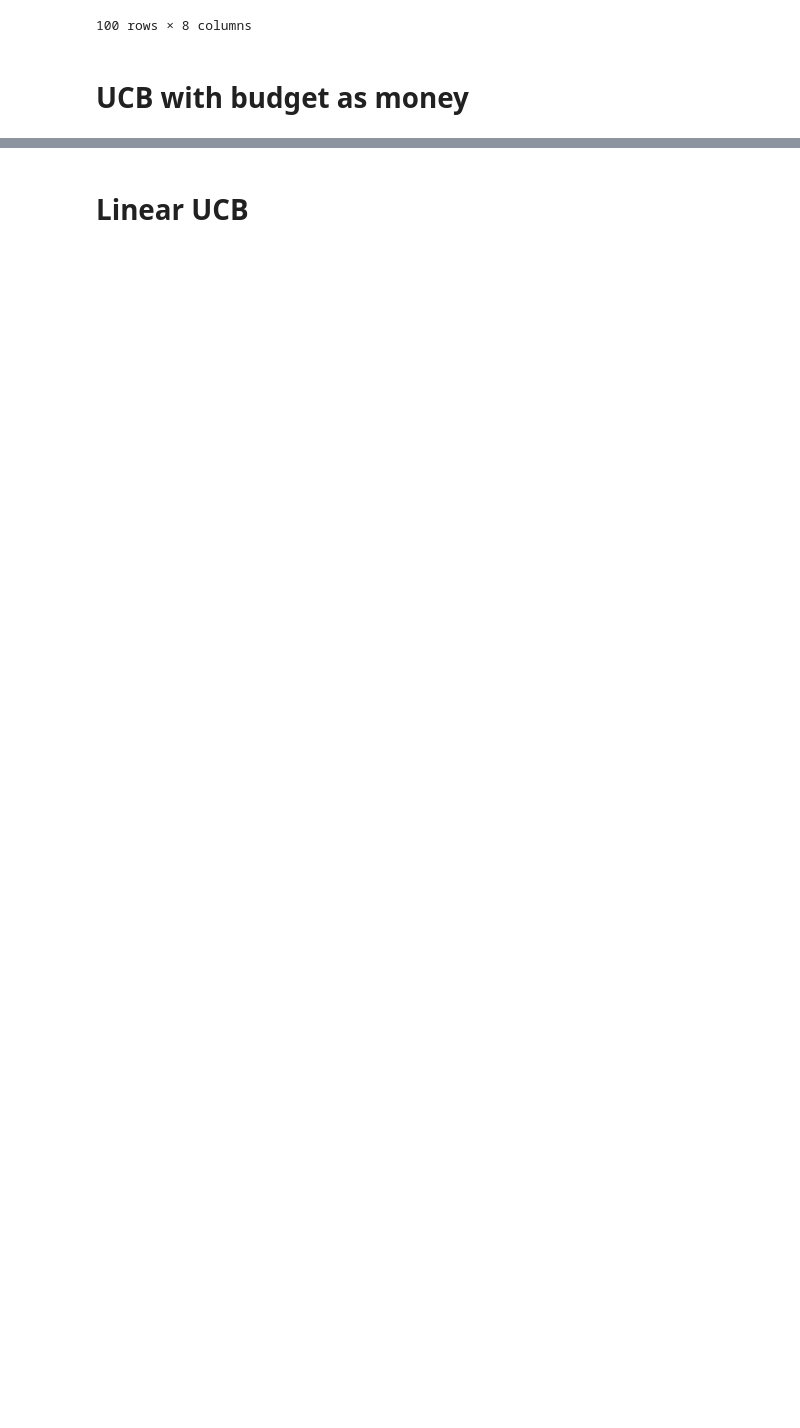
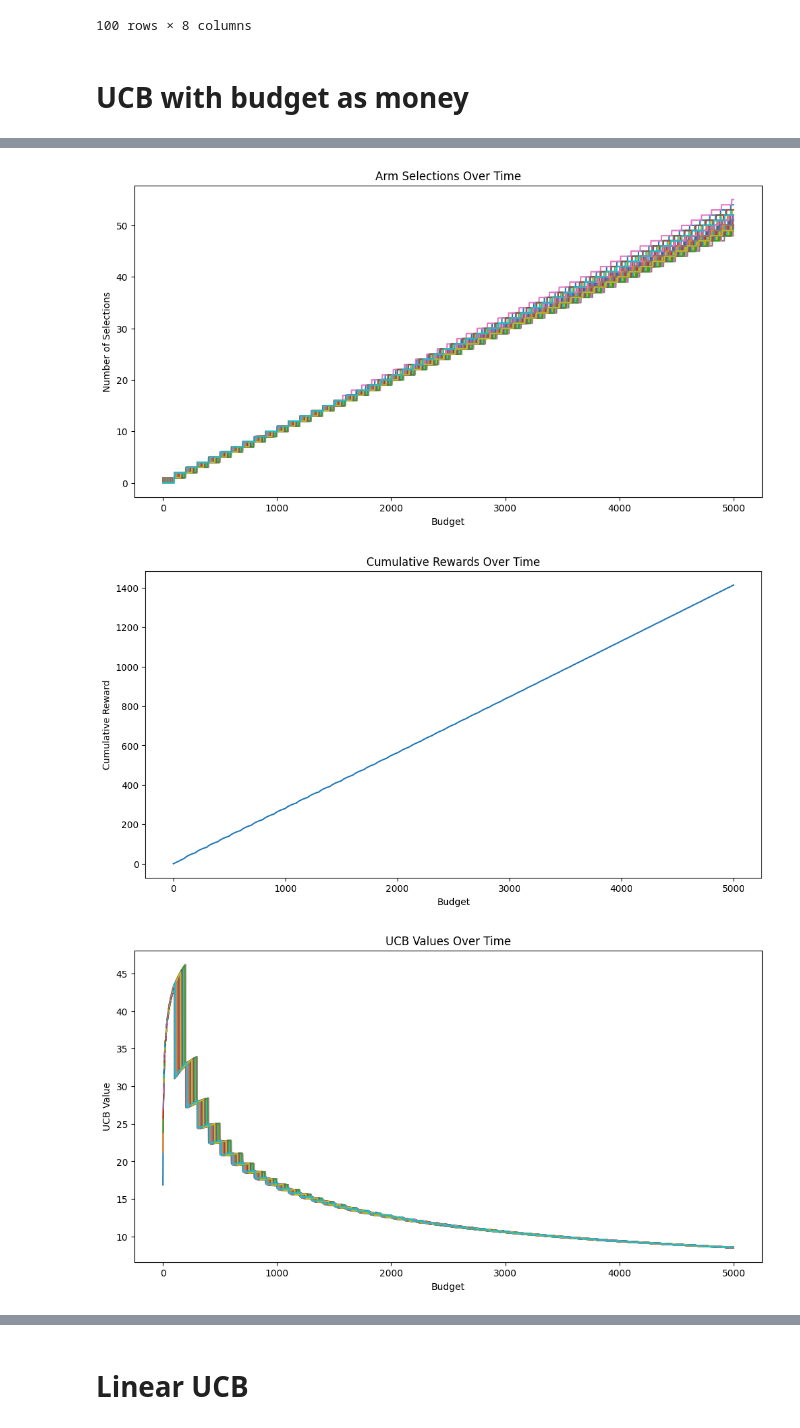
Before and after one commit to nisharathod231/Sustainable-Agriculture-Practices-Recommender, a Jupyter notebook: models/UCB.ipynb, the cells around one changed output, grey strips where cells are left out. Drawn from its saved outputs; the diff is of its cells as text; code cells hidden in the pictures; blank space fills up the shorter version.

```diff
--- a/models/UCB.ipynb
+++ b/models/UCB.ipynb
@@ -131,5 +121,9 @@ local_crops_df_updated_forbudget
 100 rows × 10 columns
 # %%
+def observe_reward(data, crop_index):
+    return data.loc[crop_index, 'normalized_reward']
+
+
 def ucb_algorithm_budget(data, farmer_preferences, alpha):
     total_crops = len(data)  # Number of crops in the dataset
     farmer_budget = farmer_preferences.get('budget', 0)  # Farmer's budget from preferences
@@ -145,7 +139,7 @@ def ucb_algorithm_budget(data, farmer_preferences, alpha):
 
     # UCB algorithm
     cumulative_reward = 0  # Track cumulative reward over time
-    for round_num in range(1, farmer_budget + 1):  # Use farmer's budget as number of rounds
+    for round_num in range(1, 5000):  # Use farmer's budget as number of rounds
         # Calculate UCB values for each crop
         for crop_index in range(total_crops):
             crop_budget = data.loc[crop_index, 'budget']
@@ -156,7 +150,7 @@ def ucb_algorithm_budget(data, farmer_preferences, alpha):
                 ucb_values[crop_index] = np.inf  # Initial exploration (infinity)
             else:
                 avg_reward = sums_of_rewards[crop_index] / num_selections[crop_index]
-                delta_i = np.sqrt((alpha * np.log(round_num)) / num_selections[crop_index])
+                delta_i = alpha * np.sqrt((np.log(round_num)) / num_selections[crop_index])
                 ucb_values[crop_index] = avg_reward + delta_i
 
             # Track UCB values over time
@@ -165,18 +159,18 @@ def ucb_algorithm_budget(data, farmer_preferences, alpha):
         # Select the crop with the highest UCB value within the farmer's budget
         crop_selected = np.argmax(ucb_values)
         # Get the normalized reward for the selected crop
-        normalized_reward = data.loc[crop_selected, 'normalized_reward']
+        observed_reward = observe_reward(data, crop_selected)
 
         # Update the selections and rewards
         num_selections[crop_selected] += 1
-        sums_of_rewards[crop_selected] += normalized_reward
+        sums_of_rewards[crop_selected] += observed_reward
 
         # Track arm selections over time
         for i in range(total_crops):
             arm_selections_over_time[i].append(num_selections[i])
 
         # Update cumulative reward and track it over time
-        cumulative_reward += normalized_reward
+        cumulative_reward += observed_reward
         cumulative_rewards_over_time.append(cumulative_reward)
 
     # Prepare the output: crop indices and associated UCB values
@@ -191,26 +181,45 @@ arm_selections_over_time_imported, cumulative_rewards_over_time_imported, ucb_va
+# %%
+# Run the UCB algorithm for local crops
+alpha = 20 # You can adjust the alpha value as needed
+arm_selections_over_time_local, cumulative_rewards_over_time_local, ucb_values_over_time_local, local_results = ucb_algorithm_budget(local_crops_df_updated_forbudget, farmer_preferences, alpha)
+
+# Run the UCB algorithm for exotic crops
+arm_selections_over_time_exotic, cumulative_rewards_over_time_exotic, ucb_values_over_time_exotic, exotic_results = ucb_algorithm_budget(exotic_crops_df_updated_forbudget, farmer_preferences, alpha)
 # %%
 def plot_arm_selections(arm_selections, num_crops):
     plt.figure(figsize=(12, 6))
     for crop_index in range(num_crops):
         plt.plot(arm_selections[crop_index])
-    plt.xlabel('Round')
+    plt.xlabel('Budget')
     plt.ylabel('Number of Selections')
     plt.title('Arm Selections Over Time')
     plt.show()
 
 def plot_cumulative_rewards(cumulative_rewards):
     plt.figure(figsize=(12, 6))
     plt.plot(cumulative_rewards)
-    plt.xlabel('Round')
+    plt.xlabel('Budget')
     plt.ylabel('Cumulative Reward')
     plt.title('Cumulative Rewards Over Time')
     plt.show()
 
 def plot_ucb_values(ucb_values, num_crops):
     plt.figure(figsize=(12, 6))
     for crop_index in range(num_crops):
         plt.plot(ucb_values[crop_index])
-    plt.xlabel('Round')
+    plt.xlabel('Budget')
     plt.ylabel('UCB Value')
     plt.title('UCB Values Over Time')
     plt.show()
+
+plot_arm_selections(arm_selections_over_time_local, len(local_crops_df_updated_forbudget))
+plot_cumulative_rewards(cumulative_rewards_over_time_local)
+plot_ucb_values(ucb_values_over_time_local, len(local_crops_df_updated_forbudget))
+
+# Get the top 4 local crops and top 1 imported crop
+top_4_local_crops_indices = [index for index, _ in local_results[:4]]
+top_1_imported_crop_index = exotic_results[0][0]
+# %% [output]
+[figure, added]
+[figure, added]
+[figure, added]
```
Also changed, not shown: parts of 9 cells of this notebook.
